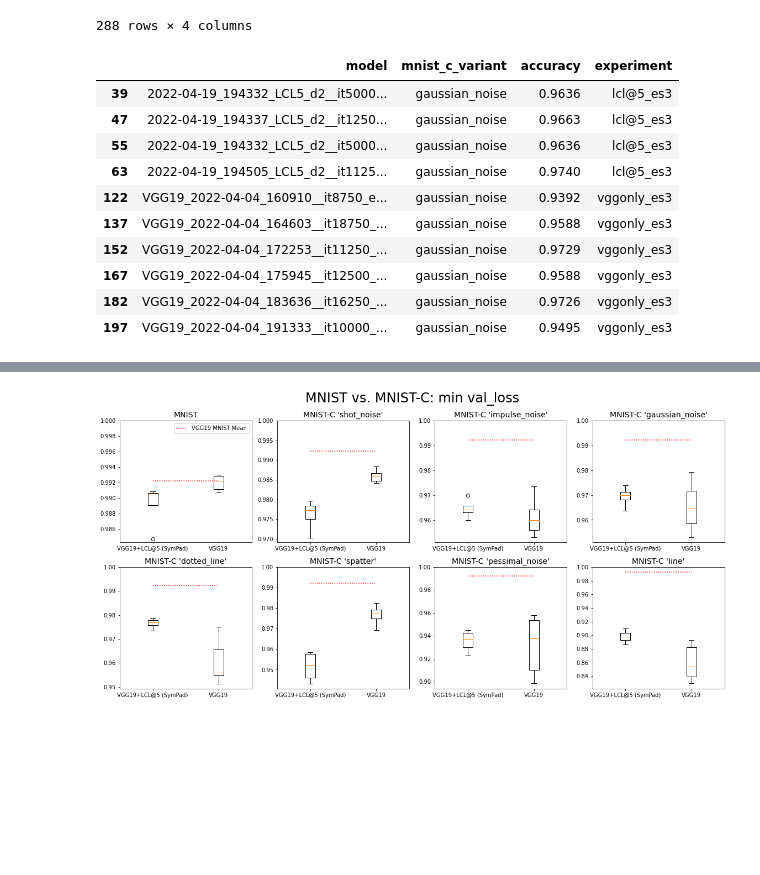
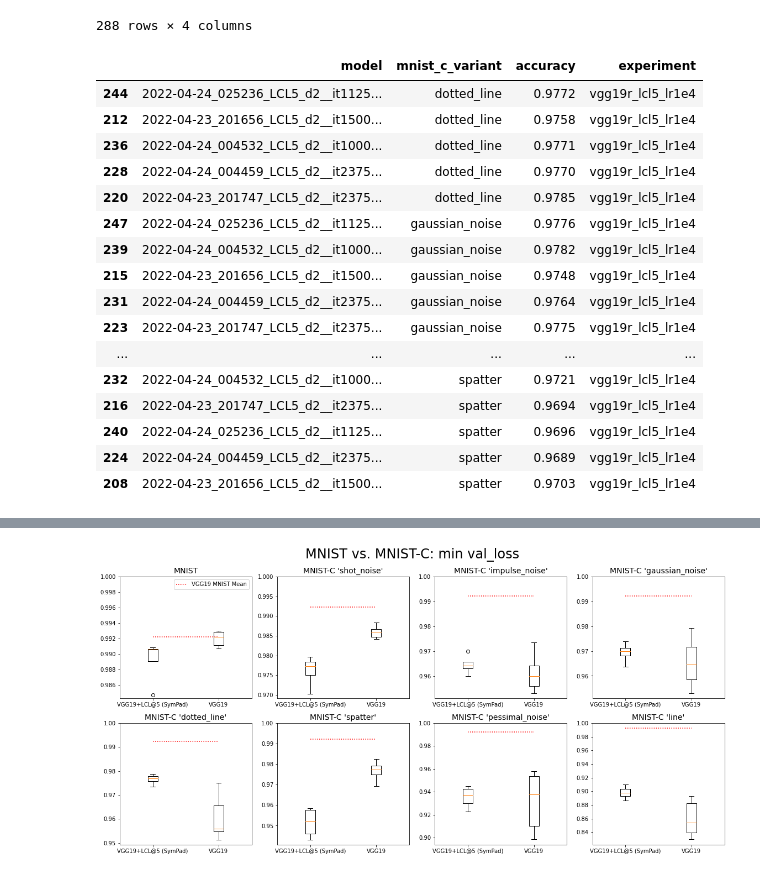
Before and after one commit to edualc/mt_object_recognition, a Jupyter notebook: ExperimentOverview.ipynb, the cells around one changed output, grey strips where cells are left out. Cells and saved outputs as stored; diff of their text form; code cells hidden in the pictures; blank space fills up the shorter version.

```diff
--- a/ExperimentOverview.ipynb
+++ b/ExperimentOverview.ipynb
@@ -530,21 +530,30 @@ df_lclr
 | 287 | 2022-04-24_071930_LCL5_d2__it1625... | gaussian_noise | 0.9748 | vgg19r_lcl5_lr3e4 |
 288 rows × 4 columns
 # %%
-df_lclr[df_lclr.experiment == 'lcl@5'][df_lclr.mnist_c_variant == 'line']
+
 
 df_lclr[df_lclr.experiment.isin(['lcl@5_es3','vggonly_es3'])][df_lclr.mnist_c_variant == 'gaussian_noise']
+
+# [df_lclr.mnist_c_variant == 'identity']
+df_lclr[df_lclr.experiment == 'vgg19r_lcl5_lr1e4'].sort_values('mnist_c_variant')
 # %% [output]
 |  | model | mnist_c_variant | accuracy | experiment |
-| 39 | 2022-04-19_194332_LCL5_d2__it5000... | gaussian_noise | 0.9636 | lcl@5_es3 |
-| 47 | 2022-04-19_194337_LCL5_d2__it1250... | gaussian_noise | 0.9663 | lcl@5_es3 |
-| 55 | 2022-04-19_194332_LCL5_d2__it5000... | gaussian_noise | 0.9636 | lcl@5_es3 |
-| 63 | 2022-04-19_194505_LCL5_d2__it1125... | gaussian_noise | 0.9740 | lcl@5_es3 |
-| 122 | VGG19_2022-04-04_160910__it8750_e... | gaussian_noise | 0.9392 | vggonly_es3 |
-| 137 | VGG19_2022-04-04_164603__it18750_... | gaussian_noise | 0.9588 | vggonly_es3 |
-| 152 | VGG19_2022-04-04_172253__it11250_... | gaussian_noise | 0.9729 | vggonly_es3 |
-| 167 | VGG19_2022-04-04_175945__it12500_... | gaussian_noise | 0.9588 | vggonly_es3 |
-| 182 | VGG19_2022-04-04_183636__it16250_... | gaussian_noise | 0.9726 | vggonly_es3 |
-| 197 | VGG19_2022-04-04_191333__it10000_... | gaussian_noise | 0.9495 | vggonly_es3 |
+| 244 | 2022-04-24_025236_LCL5_d2__it1125... | dotted_line | 0.9772 | vgg19r_lcl5_lr1e4 |
+| 212 | 2022-04-23_201656_LCL5_d2__it1500... | dotted_line | 0.9758 | vgg19r_lcl5_lr1e4 |
+| 236 | 2022-04-24_004532_LCL5_d2__it1000... | dotted_line | 0.9771 | vgg19r_lcl5_lr1e4 |
+| 228 | 2022-04-24_004459_LCL5_d2__it2375... | dotted_line | 0.9770 | vgg19r_lcl5_lr1e4 |
+| 220 | 2022-04-23_201747_LCL5_d2__it2375... | dotted_line | 0.9785 | vgg19r_lcl5_lr1e4 |
+| 247 | 2022-04-24_025236_LCL5_d2__it1125... | gaussian_noise | 0.9776 | vgg19r_lcl5_lr1e4 |
+| 239 | 2022-04-24_004532_LCL5_d2__it1000... | gaussian_noise | 0.9782 | vgg19r_lcl5_lr1e4 |
+| 215 | 2022-04-23_201656_LCL5_d2__it1500... | gaussian_noise | 0.9748 | vgg19r_lcl5_lr1e4 |
+| 231 | 2022-04-24_004459_LCL5_d2__it2375... | gaussian_noise | 0.9764 | vgg19r_lcl5_lr1e4 |
+| 223 | 2022-04-23_201747_LCL5_d2__it2375... | gaussian_noise | 0.9775 | vgg19r_lcl5_lr1e4 |
+| ... | ... | ... | ... | ... |
+| 232 | 2022-04-24_004532_LCL5_d2__it1000... | spatter | 0.9721 | vgg19r_lcl5_lr1e4 |
+| 216 | 2022-04-23_201747_LCL5_d2__it2375... | spatter | 0.9694 | vgg19r_lcl5_lr1e4 |
+| 240 | 2022-04-24_025236_LCL5_d2__it1125... | spatter | 0.9696 | vgg19r_lcl5_lr1e4 |
+| 224 | 2022-04-24_004459_LCL5_d2__it2375... | spatter | 0.9689 | vgg19r_lcl5_lr1e4 |
+| 208 | 2022-04-23_201656_LCL5_d2__it1500... | spatter | 0.9703 | vgg19r_lcl5_lr1e4 |
 # %%
 df_mean = df_lclr.groupby(['mnist_c_variant', 'experiment']).mean()['accuracy']
 df_std = df_lclr.groupby(['mnist_c_variant', 'experiment']).std()['accuracy']
```
Also changed, not shown: parts of 5 cells of this notebook, 3 other files.
